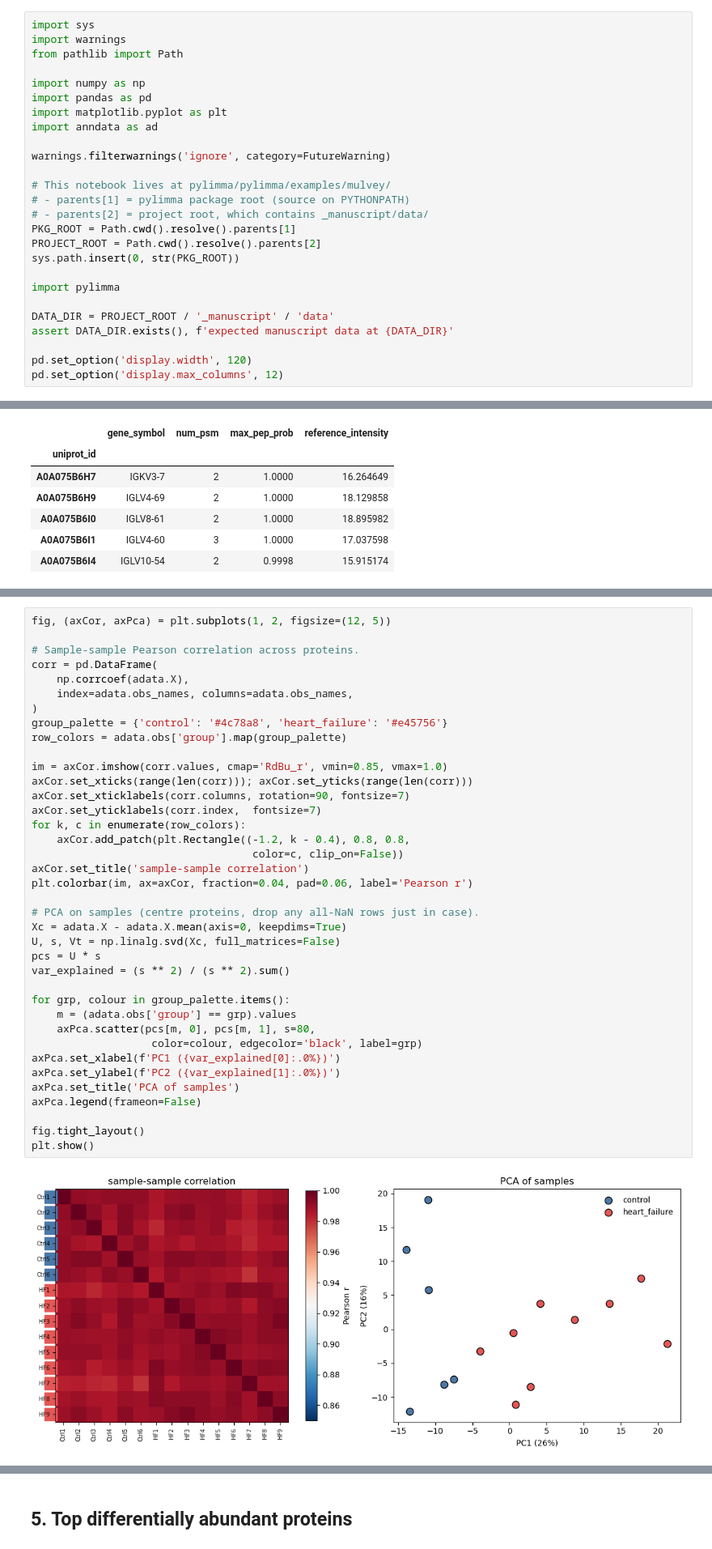
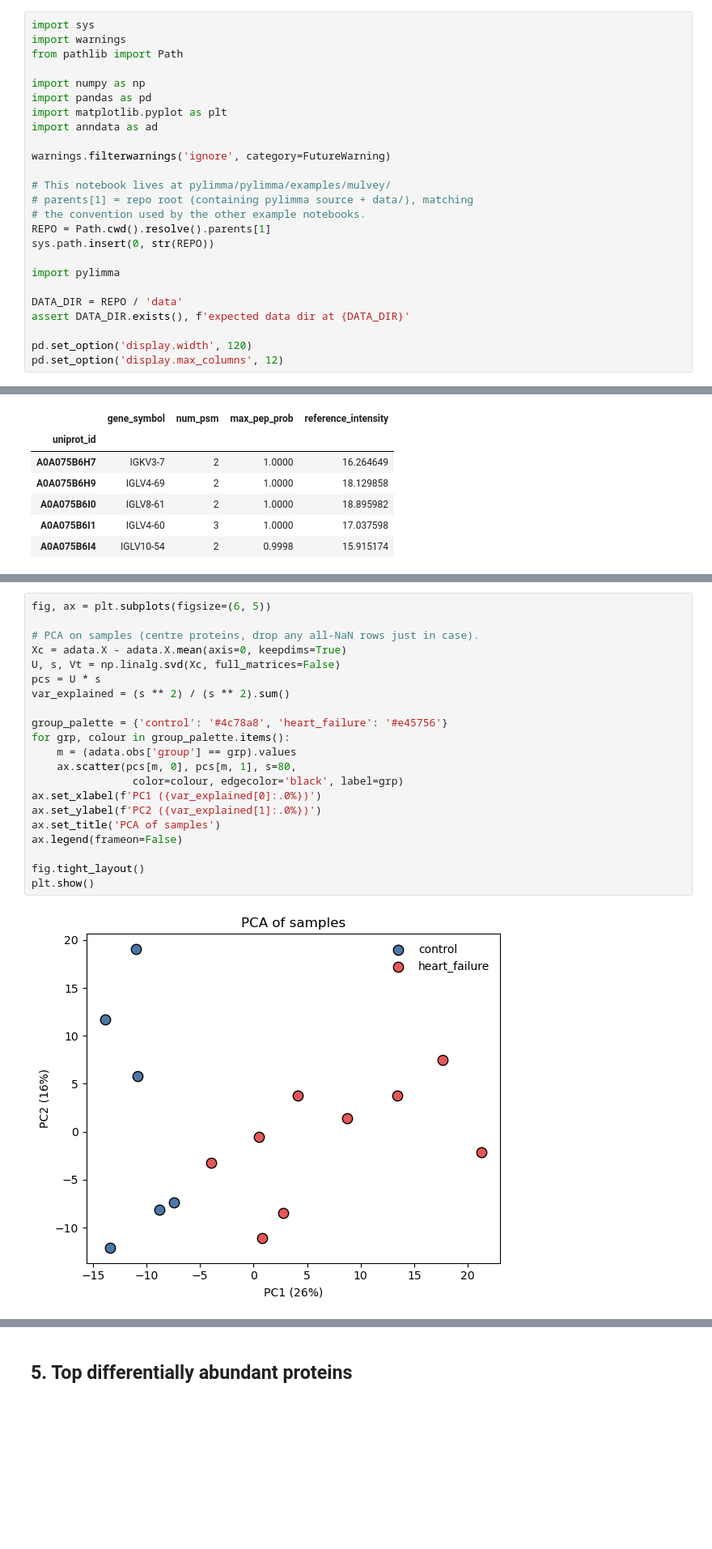
Before and after one commit to john-mulvey/pylimma, a Jupyter notebook: examples/mulvey/mulvey_tutorial.ipynb, the cells around one changed output, grey strips where cells are left out. Shown at 81% size. Drawn from its saved outputs; the diff is of its cells as text; blank space fills up the shorter version.

```diff
--- a/examples/mulvey/mulvey_tutorial.ipynb
+++ b/examples/mulvey/mulvey_tutorial.ipynb
@@ -57,16 +53,15 @@ import anndata as ad
 warnings.filterwarnings('ignore', category=FutureWarning)
 
 # This notebook lives at pylimma/pylimma/examples/mulvey/
-# - parents[1] = pylimma package root (source on PYTHONPATH)
-# - parents[2] = project root, which contains _manuscript/data/
-PKG_ROOT = Path.cwd().resolve().parents[1]
-PROJECT_ROOT = Path.cwd().resolve().parents[2]
-sys.path.insert(0, str(PKG_ROOT))
+# parents[1] = repo root (containing pylimma source + data/), matching
+# the convention used by the other example notebooks.
+REPO = Path.cwd().resolve().parents[1]
+sys.path.insert(0, str(REPO))
 
 import pylimma
 
-DATA_DIR = PROJECT_ROOT / '_manuscript' / 'data'
-assert DATA_DIR.exists(), f'expected manuscript data at {DATA_DIR}'
+DATA_DIR = REPO / 'data'
+assert DATA_DIR.exists(), f'expected data dir at {DATA_DIR}'
 
 pd.set_option('display.width', 120)
 pd.set_option('display.max_columns', 12)
@@ -123,43 +116,26 @@ expected signal).
 # %%
-fig, (axCor, axPca) = plt.subplots(1, 2, figsize=(12, 5))
-
-# Sample-sample Pearson correlation across proteins.
-corr = pd.DataFrame(
-    np.corrcoef(adata.X),
-    index=adata.obs_names, columns=adata.obs_names,
-)
-group_palette = {'control': '#4c78a8', 'heart_failure': '#e45756'}
-row_colors = adata.obs['group'].map(group_palette)
-
-im = axCor.imshow(corr.values, cmap='RdBu_r', vmin=0.85, vmax=1.0)
-axCor.set_xticks(range(len(corr))); axCor.set_yticks(range(len(corr)))
-axCor.set_xticklabels(corr.columns, rotation=90, fontsize=7)
-axCor.set_yticklabels(corr.index,  fontsize=7)
-for k, c in enumerate(row_colors):
-    axCor.add_patch(plt.Rectangle((-1.2, k - 0.4), 0.8, 0.8,
-                                   color=c, clip_on=False))
-axCor.set_title('sample-sample correlation')
-plt.colorbar(im, ax=axCor, fraction=0.04, pad=0.06, label='Pearson r')
+fig, ax = plt.subplots(figsize=(6, 5))
 
 # PCA on samples (centre proteins, drop any all-NaN rows just in case).
 Xc = adata.X - adata.X.mean(axis=0, keepdims=True)
 U, s, Vt = np.linalg.svd(Xc, full_matrices=False)
 pcs = U * s
 var_explained = (s ** 2) / (s ** 2).sum()
 
+group_palette = {'control': '#4c78a8', 'heart_failure': '#e45756'}
 for grp, colour in group_palette.items():
     m = (adata.obs['group'] == grp).values
-    axPca.scatter(pcs[m, 0], pcs[m, 1], s=80,
-                   color=colour, edgecolor='black', label=grp)
-axPca.set_xlabel(f'PC1 ({var_explained[0]:.0%})')
-axPca.set_ylabel(f'PC2 ({var_explained[1]:.0%})')
-axPca.set_title('PCA of samples')
-axPca.legend(frameon=False)
+    ax.scatter(pcs[m, 0], pcs[m, 1], s=80,
+                color=colour, edgecolor='black', label=grp)
+ax.set_xlabel(f'PC1 ({var_explained[0]:.0%})')
+ax.set_ylabel(f'PC2 ({var_explained[1]:.0%})')
+ax.set_title('PCA of samples')
+ax.legend(frameon=False)
 
 fig.tight_layout()
 plt.show()
 # %% [output]
-[figure, old version]
+[figure, new version]
 # %% [markdown]
 ## 3. Design matrix and contrast
 
```
Also changed, not shown: parts of 3 cells of this notebook, 3 other files.
